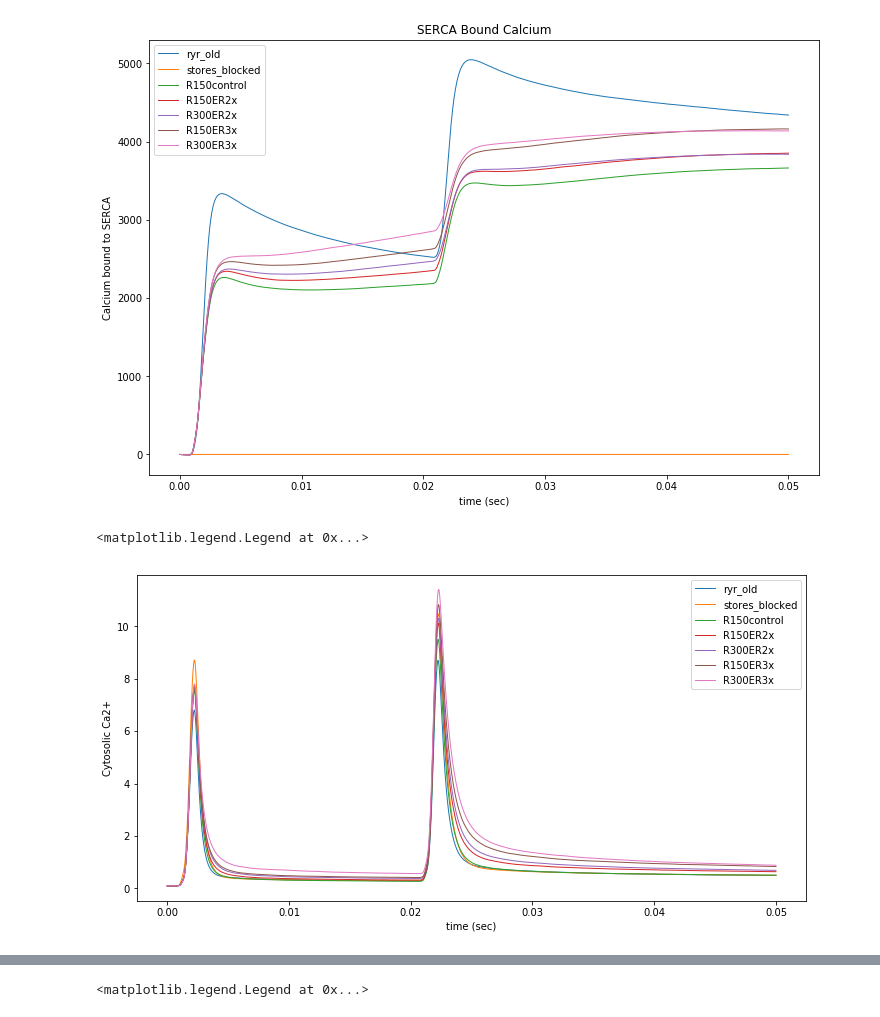
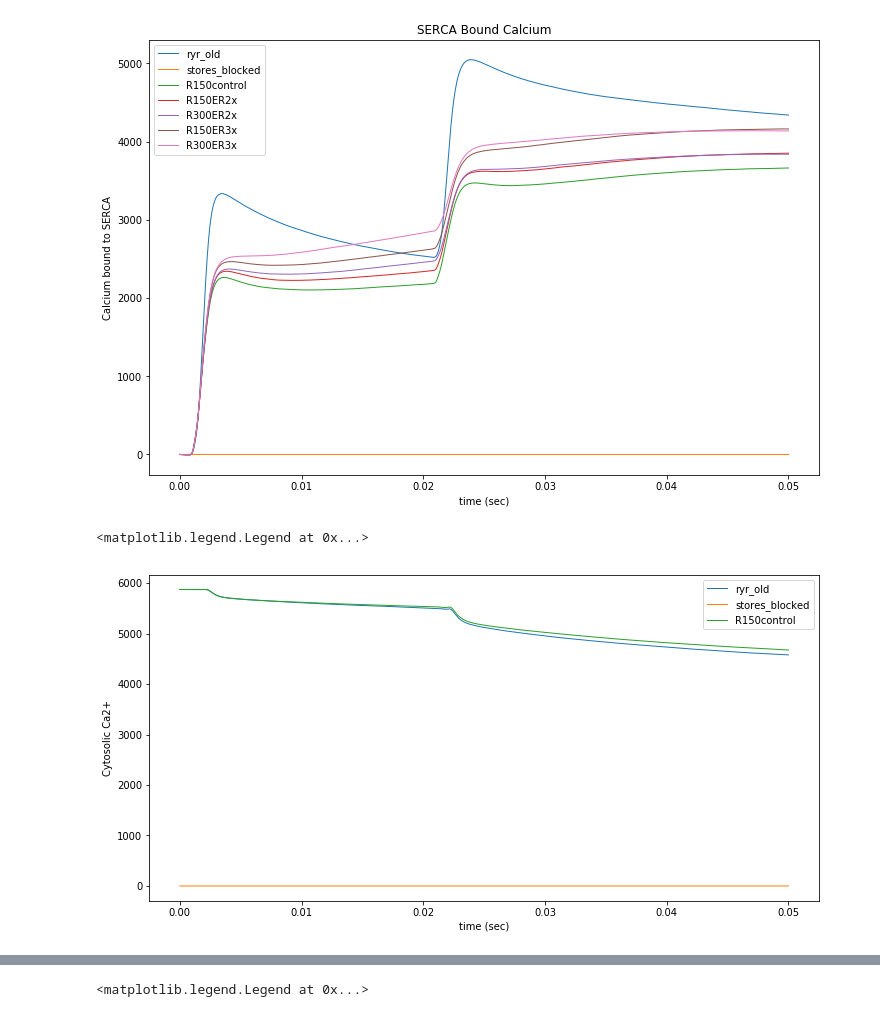
Before and after one commit to KabirDabholkar/tripartiteSynapse, a Jupyter notebook: tools/RSI_script_VDCC.ipynb, the cells around one changed output, grey strips where cells are left out. Cells and saved outputs as stored; diff of their text form; code cells hidden in the pictures.

```diff
--- a/tools/RSI_script_VDCC.ipynb
+++ b/tools/RSI_script_VDCC.ipynb
@@ -680,27 +680,27 @@ plt.legend()
 <matplotlib.legend.Legend at 0x...>
 [figure]
 # %%
-res_loc="/home/kabir/Project/tripartiteSynapse/results/ppf/"
+### res_loc="/home/kabir/Project/tripartiteSynapse/results/ppf/"
 data_bound={}
 bnd_cal={}
-for sim_type in sims:
-    name="RSI20V160"
+for sim_type in sims[0:3]:
+    name="RSI20V80"
     loc=res_loc+sim_type+'/'+name.replace(".mdl","")+'/'+'ca.dat'
     data[sim_type]=np.loadtxt(loc)
 
 
 plt.figure(figsize=(12,6))
-for sim_type in sims:
+for sim_type in sims[0:3]:
     xdata=data[sim_type].T[0]
-    ydata=data[sim_type].T[2]/602.3
+    ydata=data[sim_type].T[3]#/602.3
     plt.plot(xdata,ydata,label=sim_type,lw="1")
 plt.xlabel("time (sec)")
 plt.ylabel("Cytosolic Ca2+")
 #plt.title("Calcium Flux into Cytosol through Ryanodine receptors")
 plt.legend()
 #plt.xlim((0,0.01))
 #plt.ylim((0,2))
 #plt.savefig("/home/kabir/Project/tripartiteSynapse/plots/ca_cytRSI20V90.eps")
 # %% [output]
 <matplotlib.legend.Legend at 0x...>
-[figure, old version]
+[figure, new version]
```
Also changed, not shown: parts of 3 cells of this notebook, 6 other files.
